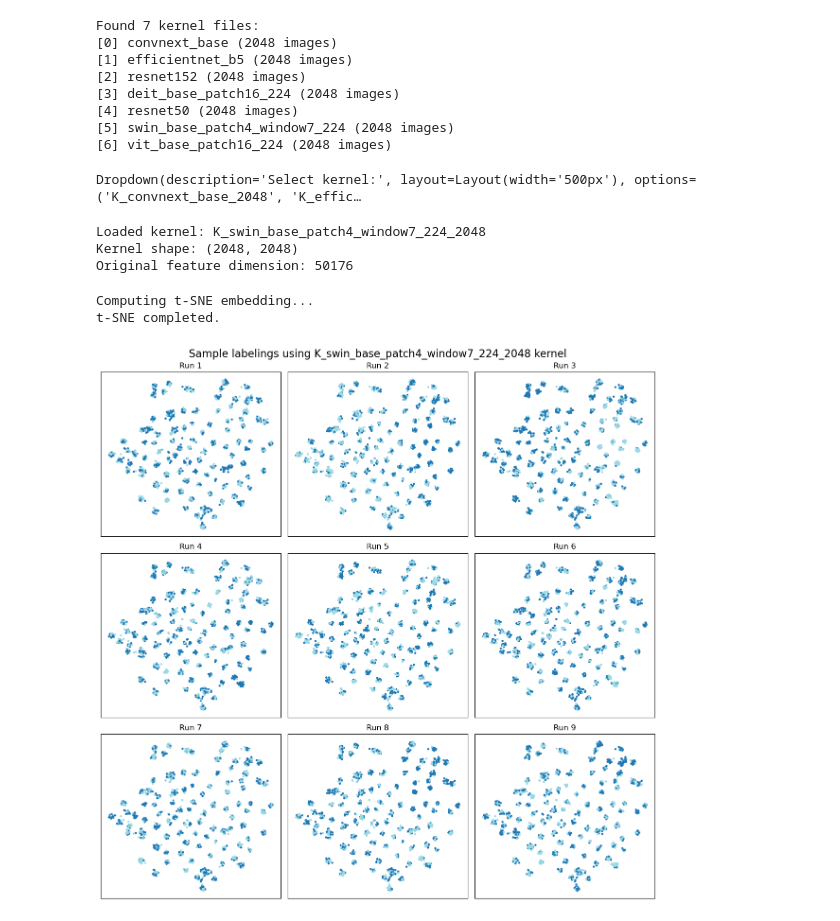
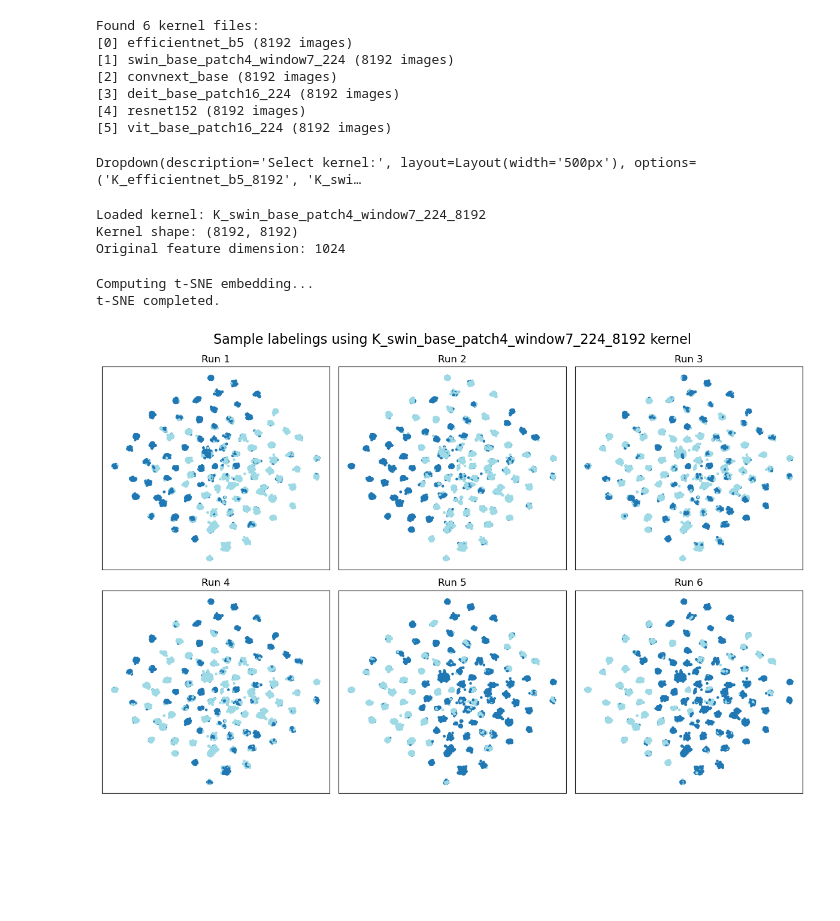
Before and after one commit to niketp03/BirthOfSSL, a Jupyter notebook: imagenet/generateminiimagenetlabelings.ipynb, the cells around one changed output. Drawn from its saved outputs; the diff is of its cells as text; code cells hidden in the pictures; blank space fills up the shorter version.

Commit message:
more imagenet + git fix

```diff
--- a/imagenet/generateminiimagenetlabelings.ipynb
+++ b/imagenet/generateminiimagenetlabelings.ipynb
@@ -9,14 +9,16 @@ import math
 import umap
 import ipywidgets as widgets
 from IPython.display import display
-# %%
-# Define function for centering the kernel
-def centre_kernel(K):
-    """Center a kernel matrix K"""
-    n = K.shape[0]
-    one_n = np.ones((n, n)) / n
-    return K - one_n @ K - K @ one_n + one_n @ K @ one_n
 # %%
+def centre_kernel(B):
+    """
+    Given low-rank factors  K ≈ B B^T,
+    return factors of the centred kernel  K_c = H K H  (row/col sums = 0).
+    """
+    n, r = B.shape
+    B_c  = B - B.mean(axis=0, keepdims=True)   # subtract column means
+    return B_c
+
 def lowrank_prefix_sampler_multiclass(B, T=1.0, q=5, seed=None):
     """
     Low-rank prefix sampler for the Potts / multi-class task-prior
@@ -62,7 +64,7 @@ def lowrank_prefix_sampler_multiclass(B, T=1.0, q=5, seed=None):
     return labels
 # %%
 # List available kernel files
-KERNEL_DIR = Path("kernels_out")
+KERNEL_DIR = Path("kernels_out_mi_no_pool")
 kernel_files = list(KERNEL_DIR.glob("K_*.pt"))
 
 if not kernel_files:
@@ -75,14 +77,13 @@ else:
         n_images = int(f.stem.split('_')[-1])
         print(f"[{i}] {model_name} ({n_images} images)")
 # %% [output]
-Found 7 kernel files:
-[0] convnext_base (2048 images)
-[1] efficientnet_b5 (2048 images)
-[2] resnet152 (2048 images)
-[3] deit_base_patch16_224 (2048 images)
-[4] resnet50 (2048 images)
-[5] swin_base_patch4_window7_224 (2048 images)
-[6] vit_base_patch16_224 (2048 images)
+Found 6 kernel files:
+[0] efficientnet_b5 (8192 images)
+[1] swin_base_patch4_window7_224 (8192 images)
+[2] convnext_base (8192 images)
+[3] deit_base_patch16_224 (8192 images)
+[4] resnet152 (8192 images)
+[5] vit_base_patch16_224 (8192 images)
 # %%
 # Create dropdown widget to select kernel
 kernel_options = [f.stem for f in kernel_files]
@@ -94,7 +95,7 @@ kernel_selector = widgets.Dropdown(
 )
 display(kernel_selector)
 # %% [output]
-Dropdown(description='Select kernel:', layout=Layout(width='500px'), options=('K_convnext_base_2048', 'K_effic…
+Dropdown(description='Select kernel:', layout=Layout(width='500px'), options=('K_efficientnet_b5_8192', 'K_swi…
 # %%
 # Load the selected kernel
 selected_kernel_file = KERNEL_DIR / f"{kernel_selector.value}.pt"
@@ -109,9 +110,9 @@ print(f"Loaded kernel: {kernel_selector.value}")
 print(f"Kernel shape: {K.shape}")
 print(f"Original feature dimension: {feat_dim}")
 # %% [output]
-Loaded kernel: K_swin_base_patch4_window7_224_2048
-Kernel shape: (2048, 2048)
-Original feature dimension: 50176
+Loaded kernel: K_swin_base_patch4_window7_224_8192
+Kernel shape: (8192, 8192)
+Original feature dimension: 1024
 # %%
 # Apply t-SNE for visualization
 print("Computing t-SNE embedding...")
@@ -125,41 +133,44 @@ t-SNE completed.
 # %%
 # Generate and visualize a sample of labelings
-n_samples = 9
+n_samples = 6
 cols = 3
 rows = math.ceil(n_samples / cols)
 
 # Number of classes
 n_classes = 2  # Can be adjusted using a widget if needed
-temp = 50
+temp = 5
 
 fig, axes = plt.subplots(rows, cols, figsize=(cols * 4, rows * 4), tight_layout=True)
 axes = axes.flatten()
 sample_labels_list = []
 
 # Center the kernel for low-rank sampling
-centered_K = centre_kernel(K)
+
+normed_Z = Z / np.linalg.norm(Z, axis=1, keepdims=True)
+
+centered_Z = centre_kernel(normed_Z)
 
 for i in trange(n_samples):
     # Generate labels
-    labels_run = lowrank_prefix_sampler_multiclass(centered_K, T=temp, q=n_classes, seed=i)
+    labels_run = lowrank_prefix_sampler_multiclass(centered_Z, T=temp, q=n_classes, seed=i)
     sample_labels_list.append(labels_run)
 
     # Plot
     ax = axes[i]
     scatter = ax.scatter(emb_2d[:, 0], emb_2d[:, 1],
                c=labels_run, cmap="tab20", s=5, alpha=1)
     ax.set_title(f"Run {i+1}")
     ax.set_xticks([])
     ax.set_yticks([])
 
 # Hide any extra axes
 for ax in axes[n_samples:]:
     ax.axis("off")
 
 plt.suptitle(f"Sample labelings using {kernel_selector.value} kernel", fontsize=16)
 plt.show()
 # %% [output]
-[figure, old version]
+[figure, new version]
 # %%
 # Generate a larger set of labelings for saving
 n_runs = 256  # Number of different labelings to generate
```
Also changed, not shown: parts of 5 cells of this notebook, 11 other files.
